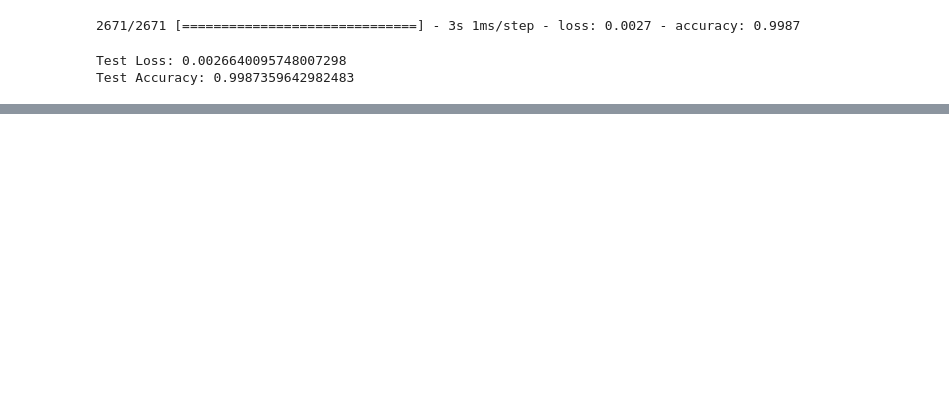
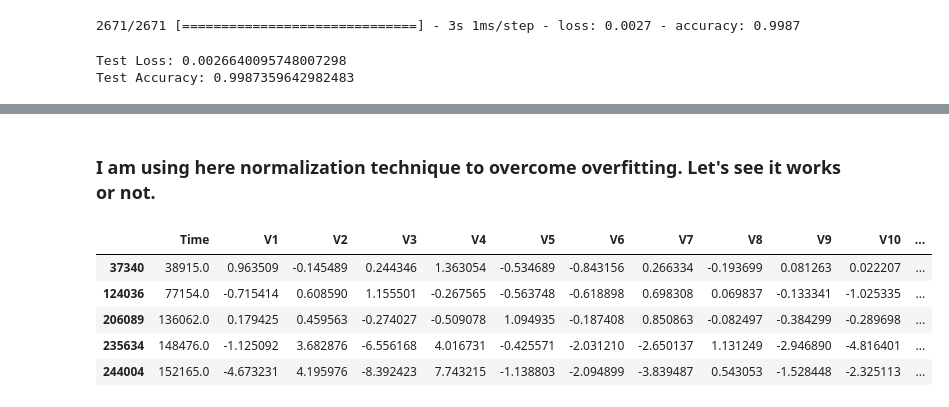
Before and after one commit to SyedHuzaifa007/Credit-Card-Fraud-Detection-Deep-Learning-Model, a Jupyter notebook: Credit_Card_Fraud_Detection_assignment.ipynb, the cells around one changed output, grey strips where cells are left out. Cells and saved outputs as stored; diff of their text form; code cells hidden in the pictures; blank space fills up the shorter version.

```diff
--- a/Credit_Card_Fraud_Detection_assignment.ipynb
+++ b/Credit_Card_Fraud_Detection_assignment.ipynb
@@ -442,0 +447,25 @@ Test Accuracy: 0.9987359642982483
+# %% [markdown]
+### I am using here normalization technique to overcome overfitting. Let's see it works or not.
+# %%
+# Normal Distribution of the Classes
+
+# Shuffling Data
+df = df.sample(frac=1)
+
+# Amount of Fraud Classes
+fraud_df = df.loc[df['Fraud'] == 1]
+non_fraud_df = df.loc[df['Fraud'] == 0] [:492]
+
+normal_distributed_df = pd.concat([fraud_df, non_fraud_df])
+
+# Shuffling DataFrame Rows
+new_df = normal_distributed_df.sample(frac=1, random_state=42)
+
+new_df.head()
+# %% [output]
+|  | Time | V1 | V2 | V3 | V4 | V5 | V6 | V7 | V8 | V9 | V10 | ... |
+| 37340 | 38915.0 | 0.963509 | -0.145489 | 0.244346 | 1.363054 | -0.534689 | -0.843156 | 0.266334 | -0.193699 | 0.081263 | 0.022207 | ... |
+| 124036 | 77154.0 | -0.715414 | 0.608590 | 1.155501 | -0.267565 | -0.563748 | -0.618898 | 0.698308 | 0.069837 | -0.133341 | -1.025335 | ... |
+| 206089 | 136062.0 | 0.179425 | 0.459563 | -0.274027 | -0.509078 | 1.094935 | -0.187408 | 0.850863 | -0.082497 | -0.384299 | -0.289698 | ... |
+| 235634 | 148476.0 | -1.125092 | 3.682876 | -6.556168 | 4.016731 | -0.425571 | -2.031210 | -2.650137 | 1.131249 | -2.946890 | -4.816401 | ... |
+| 244004 | 152165.0 | -4.673231 | 4.195976 | -8.392423 | 7.743215 | -1.138803 | -2.094899 | -3.839487 | 0.543053 | -1.528448 | -2.325113 | ... |
```
Also changed, not shown: parts of 13 cells of this notebook.
